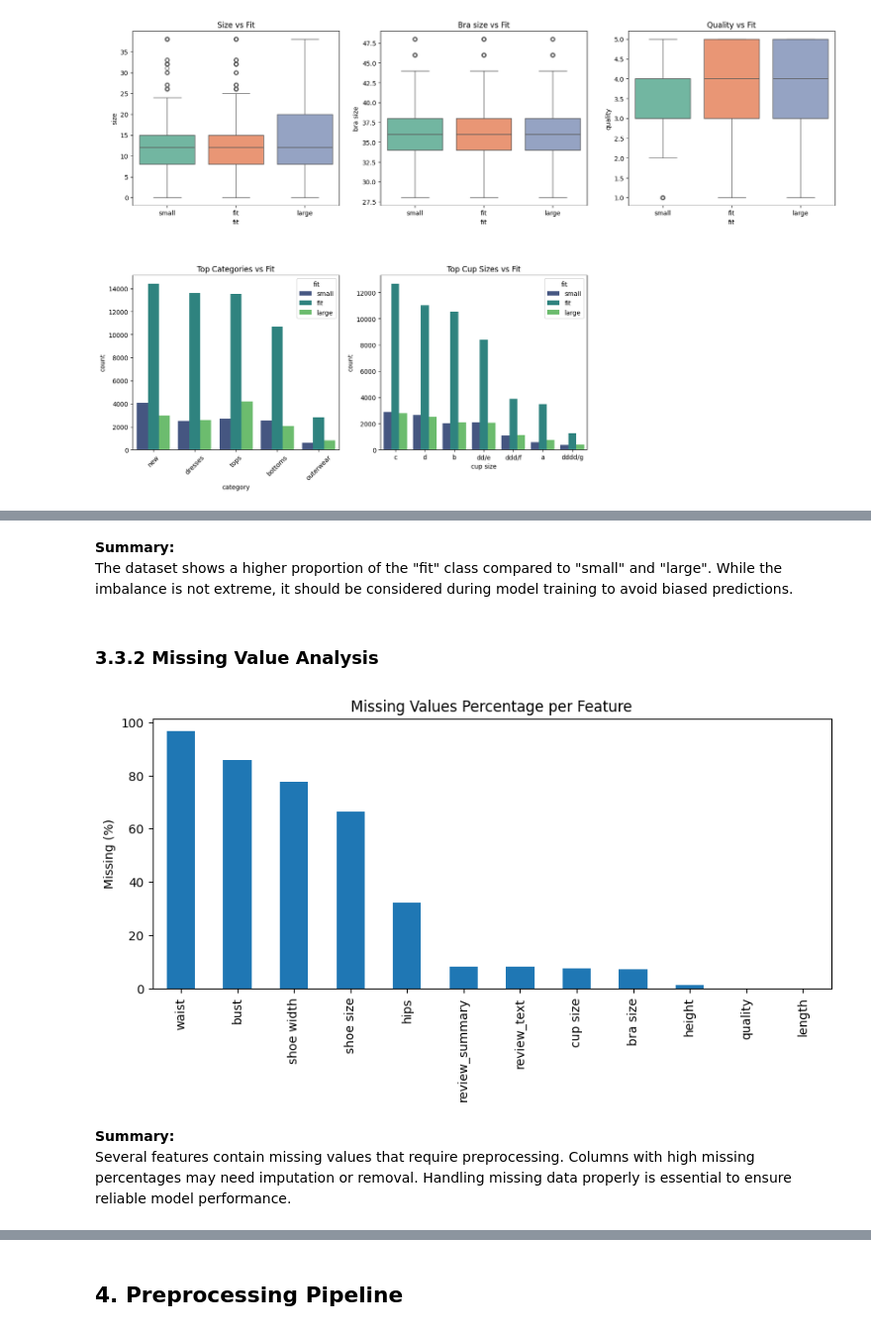
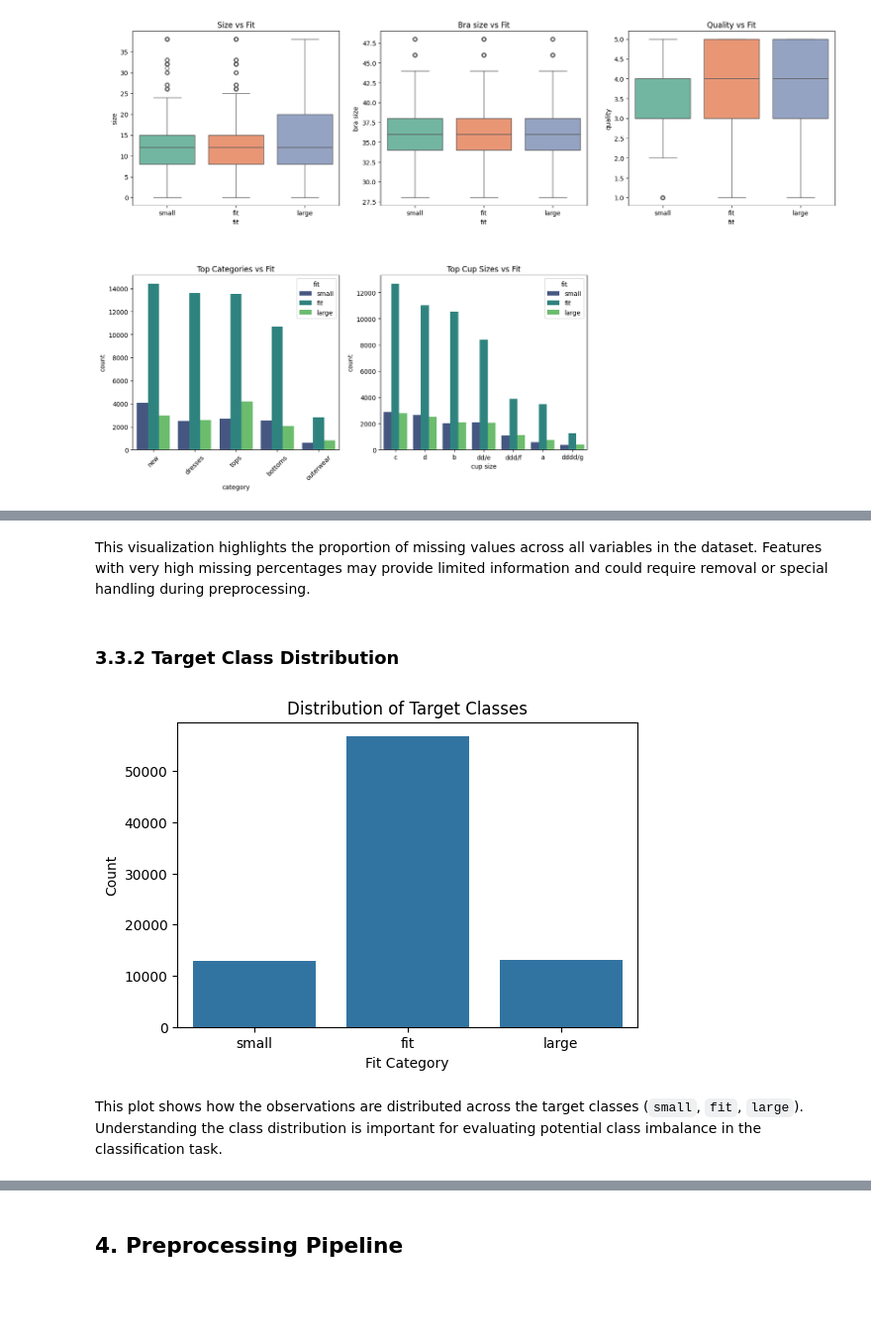
Before and after one commit to alameer515/SWE485-Project-Group10, a Jupyter notebook: Phase1_Data_Exploration.ipynb, the cells around one changed output, grey strips where cells are left out. Shown at 99% size. Drawn from its saved outputs; the diff is of its cells as text; code cells hidden in the pictures; blank space fills up the shorter version.

```diff
--- a/Phase1_Data_Exploration.ipynb
+++ b/Phase1_Data_Exploration.ipynb
@@ -256,24 +266,16 @@ plt.show()
 # %% [markdown]
-**Summary:**
-The dataset shows a higher proportion of the "fit" class compared to
-"small" and "large". While the imbalance is not extreme, it should be
-considered during model training to avoid biased predictions.
+This visualization highlights the proportion of missing values across all variables in the dataset. Features with very high missing percentages may provide limited information and could require removal or special handling during preprocessing.
 # %% [markdown]
-### 3.3.2 Missing Value Analysis
+### 3.3.2 Target Class Distribution
 # %%
-missing_pct = df.isnull().mean().mul(100).sort_values(ascending=False)
-missing_pct = missing_pct[missing_pct > 0]
-
-plt.figure(figsize=(10,4))
-missing_pct.plot(kind='bar')
-plt.title("Missing Values Percentage per Feature")
-plt.ylabel("Missing (%)")
+plt.figure(figsize=(6,4))
+sns.countplot(data=df, x="fit")
+plt.title("Distribution of Target Classes")
+plt.xlabel("Fit Category")
+plt.ylabel("Count")
 plt.show()
 # %% [output]
-[figure, old version]
+[figure, new version]
 # %% [markdown]
-**Summary:**
-Several features contain missing values that require preprocessing.
-Columns with high missing percentages may need imputation or removal.
-Handling missing data properly is essential to ensure reliable model performance.
+This plot shows how the observations are distributed across the target classes (`small`, `fit`, `large`). Understanding the class distribution is important for evaluating potential class imbalance in the classification task.
 # %% [markdown]
```
Also changed, not shown: parts of 18 cells of this notebook.
